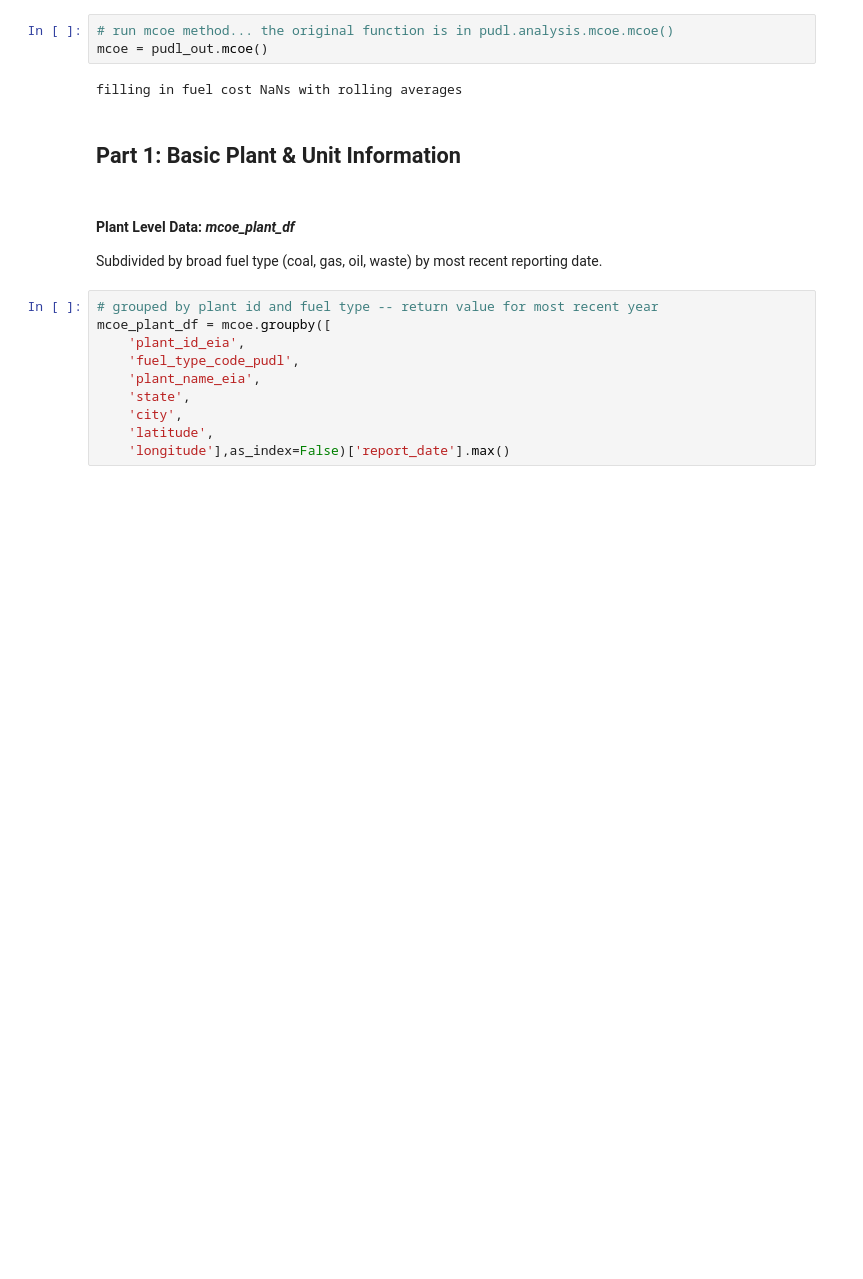
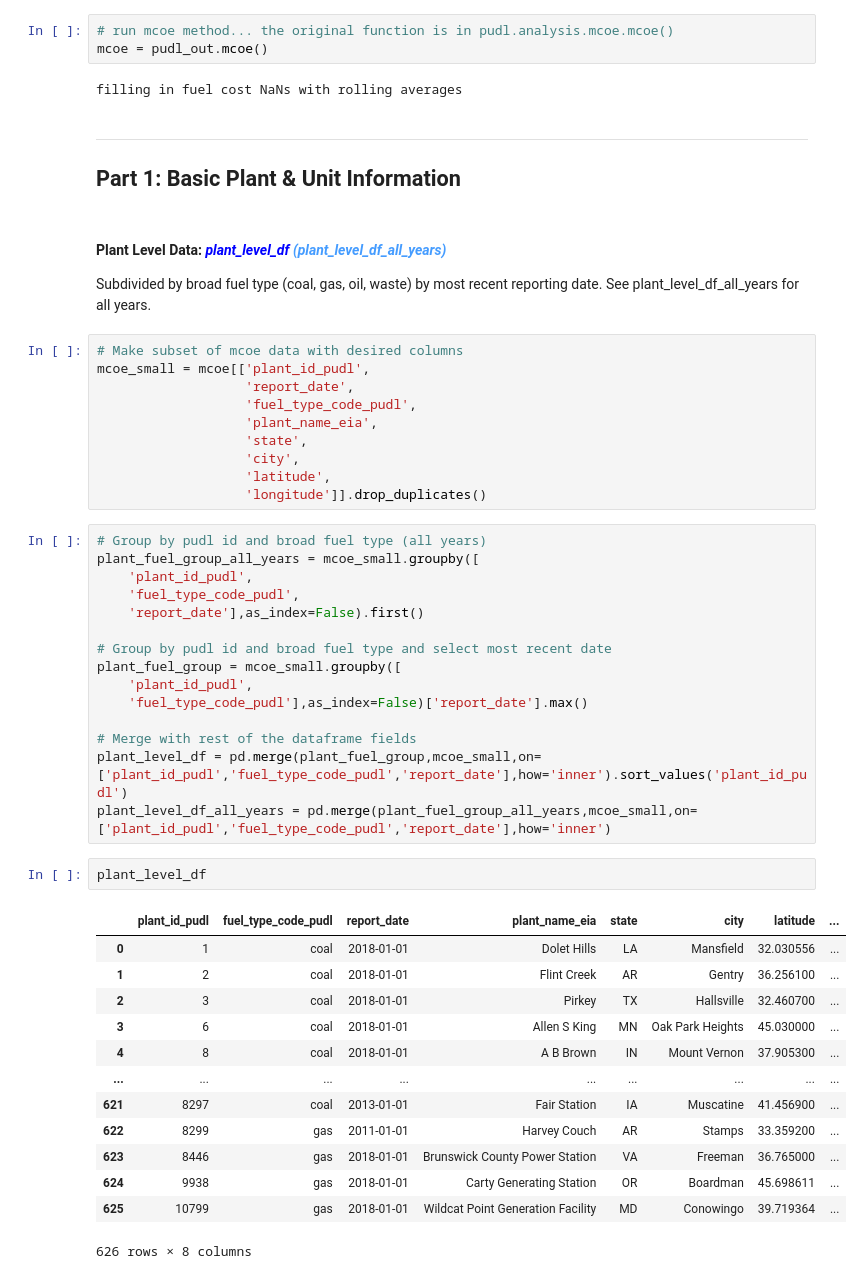
Before and after one commit to catalyst-cooperative/ei-mcoe-map, a Jupyter notebook: mcoe_compilation.ipynb, the cells around one changed output. Saved outputs shown, nothing was run; the diff lists cells and outputs as text; blank space fills up the shorter version.

```diff
--- a/mcoe_compilation.ipynb
+++ b/mcoe_compilation.ipynb
@@ -37,17 +42,49 @@ mcoe = pudl_out.mcoe()
 # %% [output]
 filling in fuel cost NaNs with rolling averages
 # %% [markdown]
+----------
 ## Part 1: Basic Plant & Unit Information
 # %% [markdown]
-#### Plant Level Data:  *mcoe_plant_df*
-Subdivided by broad fuel type (coal, gas, oil, waste) by most recent reporting date.
+#### Plant Level Data:  <font color=blue>*plant_level_df* </font><font color=#459cff>*(plant_level_df_all_years)*</font>
+Subdivided by broad fuel type (coal, gas, oil, waste) by most recent reporting date. See plant_level_df_all_years for all years.
-# %%
-# grouped by plant id and fuel type -- return value for most recent year
-mcoe_plant_df = mcoe.groupby([
-    'plant_id_eia',
-    'fuel_type_code_pudl',
-    'plant_name_eia',
-    'state',
-    'city',
-    'latitude',
-    'longitude'],as_index=False)['report_date'].max()
+# %%
+# Make subset of mcoe data with desired columns
+mcoe_small = mcoe[['plant_id_pudl',
+                   'report_date',
+                   'fuel_type_code_pudl',
+                   'plant_name_eia',
+                   'state',
+                   'city',
+                   'latitude',
+                   'longitude']].drop_duplicates()
+# %%
+# Group by pudl id and broad fuel type (all years)
+plant_fuel_group_all_years = mcoe_small.groupby([
+    'plant_id_pudl',
+    'fuel_type_code_pudl',
+    'report_date'],as_index=False).first()
+
+# Group by pudl id and broad fuel type and select most recent date
+plant_fuel_group = mcoe_small.groupby([
+    'plant_id_pudl',
+    'fuel_type_code_pudl'],as_index=False)['report_date'].max()
+
+# Merge with rest of the dataframe fields
+plant_level_df = pd.merge(plant_fuel_group,mcoe_small,on=['plant_id_pudl','fuel_type_code_pudl','report_date'],how='inner').sort_values('plant_id_pudl')
+plant_level_df_all_years = pd.merge(plant_fuel_group_all_years,mcoe_small,on=['plant_id_pudl','fuel_type_code_pudl','report_date'],how='inner')
+# %%
+plant_level_df
+# %% [output]
+|  | plant_id_pudl | fuel_type_code_pudl | report_date | plant_name_eia | state | city | latitude | ... |
+| 0 | 1 | coal | 2018-01-01 | Dolet Hills | LA | Mansfield | 32.030556 | ... |
+| 1 | 2 | coal | 2018-01-01 | Flint Creek | AR | Gentry | 36.256100 | ... |
+| 2 | 3 | coal | 2018-01-01 | Pirkey | TX | Hallsville | 32.460700 | ... |
+| 3 | 6 | coal | 2018-01-01 | Allen S King | MN | Oak Park Heights | 45.030000 | ... |
+| 4 | 8 | coal | 2018-01-01 | A B Brown | IN | Mount Vernon | 37.905300 | ... |
+| ... | ... | ... | ... | ... | ... | ... | ... | ... |
+| 621 | 8297 | coal | 2013-01-01 | Fair Station | IA | Muscatine | 41.456900 | ... |
+| 622 | 8299 | gas | 2011-01-01 | Harvey Couch | AR | Stamps | 33.359200 | ... |
+| 623 | 8446 | gas | 2018-01-01 | Brunswick County Power Station | VA | Freeman | 36.765000 | ... |
+| 624 | 9938 | gas | 2018-01-01 | Carty Generating Station | OR | Boardman | 45.698611 | ... |
+| 625 | 10799 | gas | 2018-01-01 | Wildcat Point Generation Facility | MD | Conowingo | 39.719364 | ... |
+626 rows × 8 columns
```
Also changed, not shown: parts of 53 cells of this notebook.
